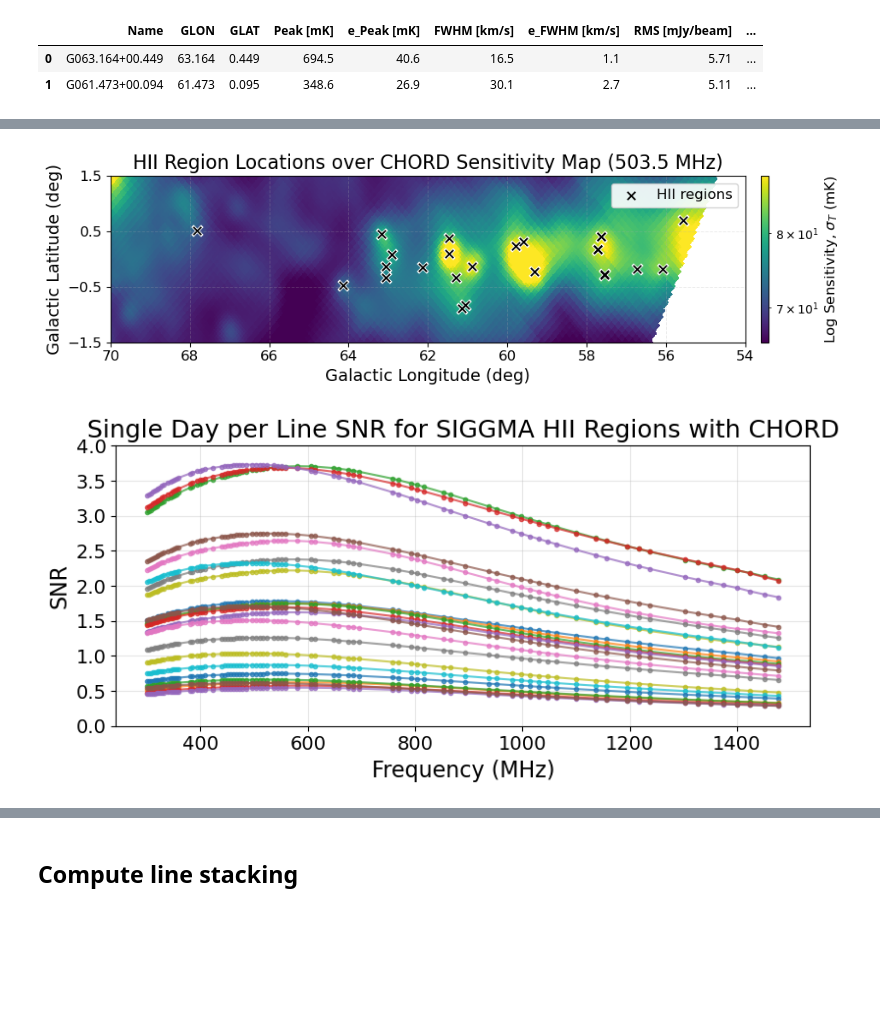
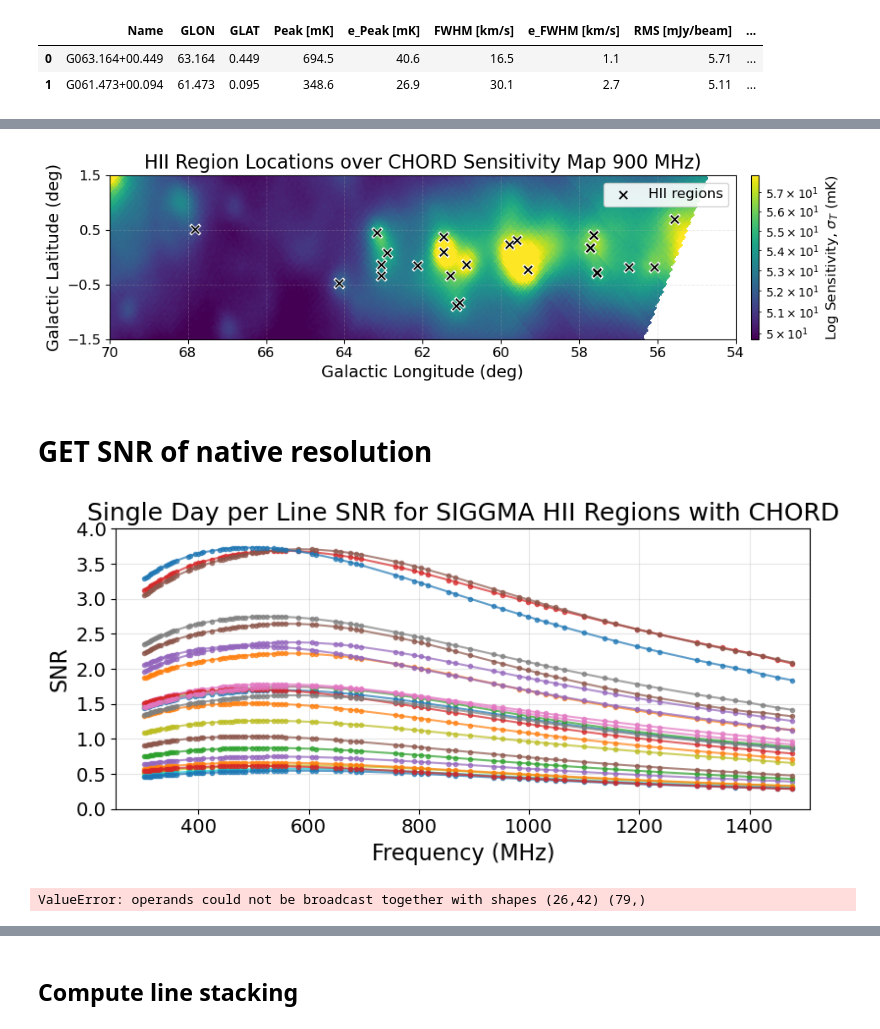
Before and after one commit to DuncanCSt/CHORD_Sensitivity, a Jupyter notebook: notebooks/SIGGMA/SIGGMA_analysis.ipynb, the cells around one changed output, grey strips where cells are left out. Cells and saved outputs as stored; diff of their text form; code cells hidden in the pictures; blank space fills up the shorter version.

```diff
--- a/notebooks/SIGGMA/SIGGMA_analysis.ipynb
+++ b/notebooks/SIGGMA/SIGGMA_analysis.ipynb
@@ -557,20 +511,6 @@ df_candidates_to_latex_table()
 '\\begin{table}[H]\n    \\centering\n    \\begin{tabular}{l c c c c c}\n        \\toprule\n        Order & Name & Peak [mK] & FWHM [km/s] & S/N & Type \\\\\n        \\midrule\n        1 & G063.164+00. ...
 # %% [markdown]
 ## Get Noise Maps
-# %%
-sky_map = SkyMap('CHORD')
-
-# Get location of the clean lines
-f = CLEAN_LINES
-
-# Assume a uniform 10 mK peak line intensity across the sky at 1.5 GHz
-f_0 = 1375e6
-delta_nu = 5e3  # 5 kHz channel width
-
-noise_map = np.empty((len(f), hp.nside2npix(nside)))
-for i, freq in enumerate(f):
-    noise = sky_map.sky_noise(delta_nu=delta_nu, freq=freq, type='total_noise', CHORD_range=True)[0]*1e3
-    noise_map[i] = noise
 # %%
 # Convert Galactic coordinates (deg) -> HEALPix pixel index for the SNR_map grid
 glon = np.mod(H2_regions["GLON"].to_numpy(), 360.0)   # 0..360 deg
@@ -589,12 +549,12 @@ H2_regions.head(2)
 # %%
 # Thesis-ready plot: CHORD noise map with H2 region positions and clear Galactic axes
-idx_freq = 45
+noise_map = sky_map.sky_noise(delta_nu=5e3, freq=900e6, type='total_noise', CHORD_range=True)[0]*1e3
 lonra = [54, 70]
 latra = [-1.5, 1.5]
 
 # Project HEALPix map to a regular lon/lat image grid
 proj_noise = hp.cartview(
-    noise_map[idx_freq],
+    noise_map,
     coord="G",
     lonra=lonra,
     latra=latra,
@@ -648,7 +608,7 @@ ax.scatter(
 # Axis labels/ticks for thesis quality
 ax.set_xlabel(r"Galactic Longitude (deg)", fontsize=14)
 ax.set_ylabel(r"Galactic Latitude (deg)", fontsize=14)
-ax.set_title(f"HII Region Locations over CHORD Sensitivity Map ({f[idx_freq]/1e6:.1f} MHz)", fontsize=16)
+ax.set_title(f"HII Region Locations over CHORD Sensitivity Map 900 MHz)", fontsize=16)
 
 ax.set_xlim(lonra[1], lonra[0])
 ax.set_ylim(latra[0], latra[1])
@@ -666,32 +626,72 @@ plt.tight_layout()
 plt.savefig("../../thesis/plots/siggma/hii_regions_over_chord_sensitivity.png", dpi=150, bbox_inches="tight")
 plt.show()
 # %% [output]
-[figure, old version]
+[figure, new version]
+# %% [markdown]
+# GET SNR of native resolution
 # %%
-noise_array = np.empty((len(H2_regions), len(f)))
-signal_array = np.empty((len(H2_regions), len(f)))
-for i in range(len(H2_regions)):
-    signal = H2_regions.loc[i]["Peak [mK]"]
-    signal_array[i, :] = signal * f_0/f
-    noise_array[i, :] = noise_map[:, H2_regions.loc[i]["pix_idx"]]
+sky_map = SkyMap('CHORD')
 
-SNR_array = signal_array / noise_array
+# Get location of the clean lines
+f = CLEAN_LINES
+
+# Assume a uniform 10 mK peak line intensity across the sky at 1.5 GHz
+f_0 = 1375e6
+delta_nu = 5e3  # 5 kHz channel width
+
+# First, get the total noise map for each line
+native_noise_maps = np.empty((len(f), hp.nside2npix(nside)))
+for i, freq in enumerate(f):
+    noise = sky_map.sky_noise(delta_nu=delta_nu, freq=freq, type='total_noise', CHORD_range=True)[0]*1e3
+    native_noise_maps[i] = noise
 # %%
+# Next, get noise and signal for each H2 region at each line frequency
+noise_array = np.empty((len(H2_regions), len(f)))
+signal_array = np.empty((len(H2_regions), len(f)))
+native_noise_array = np.empty((len(H2_regions), len(f)))
+for i in range(len(H2_regions)):
+    signal = H2_regions.loc[i]["Peak [mK]"]
+    signal_array[i, :] = signal * f_0/f
+    native_noise_array[i, :] = native_noise_maps[:, H2_regions.loc[i]["pix_idx"]]
+
 plt.figure(figsize=(8, 4))
 
+SNR_array = signal_array / native_noise_array
 for i in range(SNR_array.shape[0]):
     label = H2_regions.iloc[i]["Name"] if i < len(H2_regions) else None
     plt.plot(f*1e-6, SNR_array[i, :], marker='o', markersize=3, alpha=0.7)
 
 plt.xlabel("Frequency (MHz)", fontsize=16)
 plt.ylabel("SNR", fontsize=16)
 plt.title("Single Day per Line SNR for SIGGMA HII Regions with CHORD", fontsize=18)
 plt.xticks(fontsize=14)
 plt.yticks(fontsize=14)
 plt.grid(alpha=0.3)
 plt.tight_layout()
 plt.ylim(0,4)
+plt.xlim(250, 1510)
 plt.savefig("../../thesis/plots/siggma/SNR_per_SIGGMA_line.png", dpi=150, bbox_inches="tight")
 plt.show()
 # %% [output]
-[figure, old version]
+[figure, new version]
+# %%
+scaled_noise_array = native_noise_array*f/f_0
+scaled_signal_array = signal_array*f/f_0
+weights = 1/(scaled_noise_array**2)
+
+ordered_weights = np.sort(weights, axis=1)[:, ::-1]
+lines_to_include = [1, 5, 15, 30, 60]
+rms_stacked = pd.DataFrame(index=H2_regions.index)
+rms_stacked['name'] = H2_regions['Name']
+rms_stacked['signal'] = H2_regions['Peak [mK]']
+rms_stacked['signal_error'] = H2_regions['e_Peak [mK]']
+for top_n in lines_to_include:
+    top_weights = ordered_weights[:, :top_n]
+    variance = 1 / np.sum(top_weights, axis=1)
+    rms_stacked[f"rms_top_{top_n}"] = np.sqrt(variance)
+    rms_stacked[f"SNR_top_{top_n}"] = rms_stacked['signal'] / np.sqrt(variance)
+    rms_stacked[f"SNR_top_{top_n}_error"] = rms_stacked['signal_error'] / np.sqrt(variance)
+
+rms_stacked.head()
+# %% [output]
+ValueError: operands could not be broadcast together with shapes (26,42) (79,)
```
Also changed, not shown: parts of 18 cells of this notebook, 24 other files.
